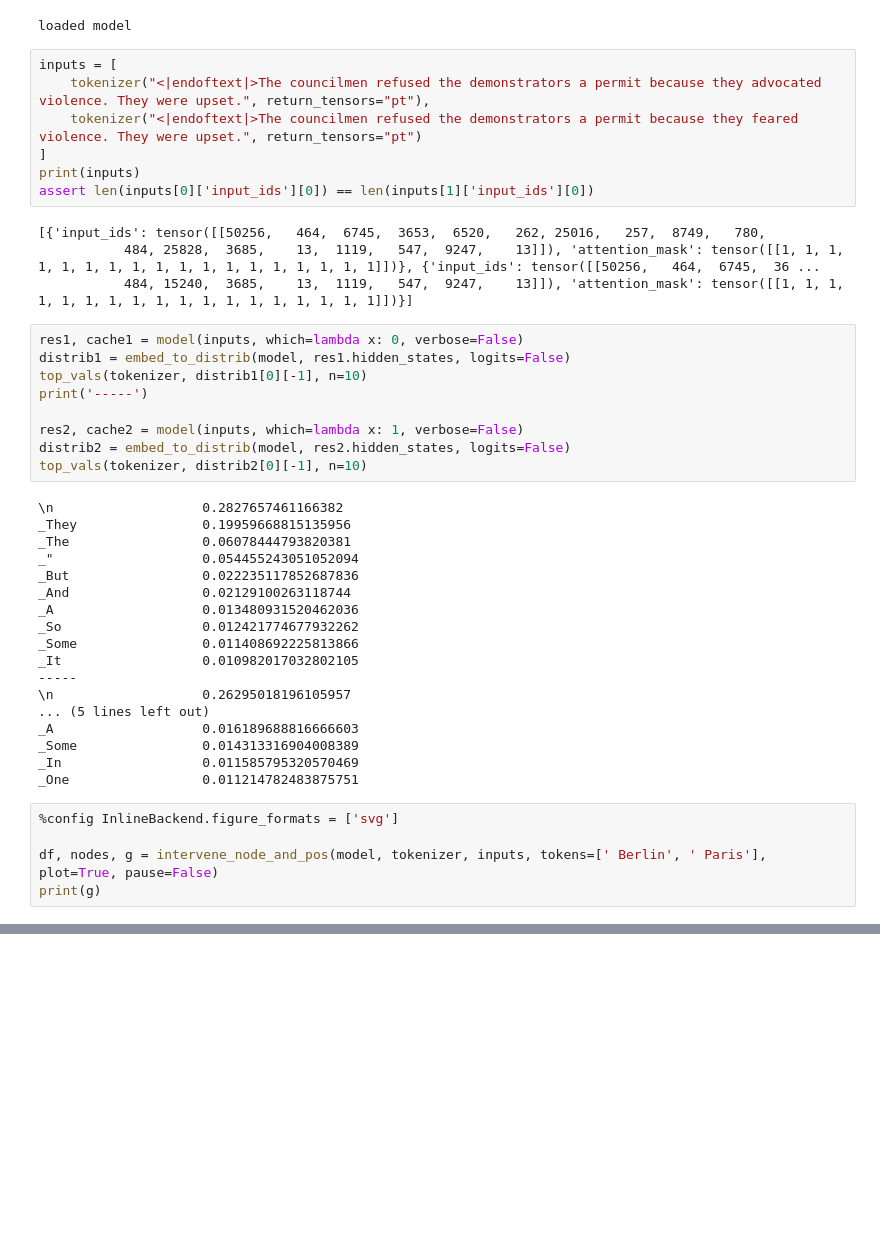
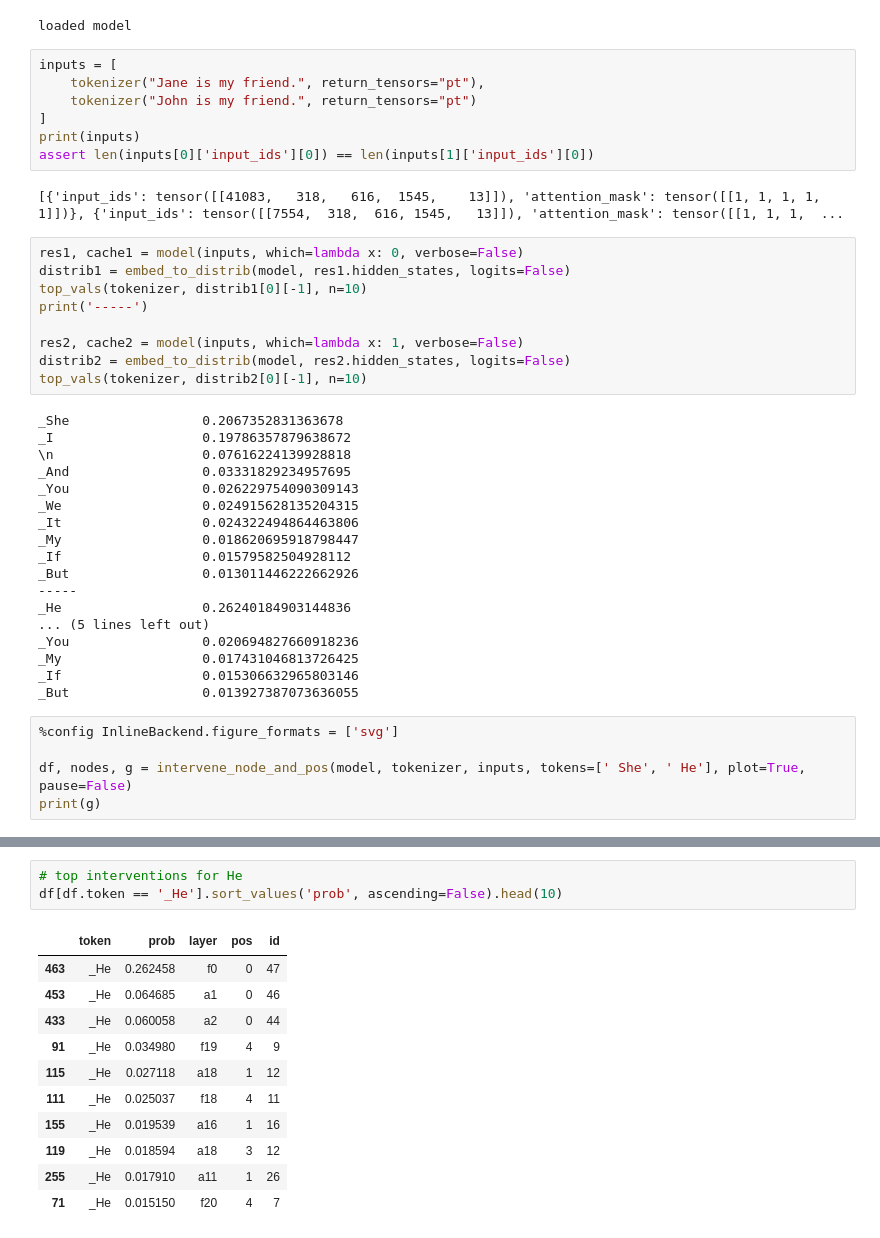
Before and after one commit to aryamanarora/nano-causal-interventions, a Jupyter notebook: Coref.ipynb, the cells around one changed output, grey strips where cells are left out. Drawn from its saved outputs; the diff is of its cells as text; blank space fills up the shorter version.

```diff
--- a/Coref.ipynb
+++ b/Coref.ipynb
@@ -9,15 +9,13 @@ model = GPT2(config, model, verbose=False)
 loaded model
 # %%
 inputs = [
-    tokenizer("<|endoftext|>The councilmen refused the demonstrators a permit because they advocated violence. They were upset.", return_tensors="pt"),
-    tokenizer("<|endoftext|>The councilmen refused the demonstrators a permit because they feared violence. They were upset.", return_tensors="pt")
+    tokenizer("Jane is my friend.", return_tensors="pt"),
+    tokenizer("John is my friend.", return_tensors="pt")
 ]
 print(inputs)
 assert len(inputs[0]['input_ids'][0]) == len(inputs[1]['input_ids'][0])
 # %% [output]
-[{'input_ids': tensor([[50256,   464,  6745,  3653,  6520,   262, 25016,   257,  8749,   780,
-           484, 25828,  3685,    13,  1119,   547,  9247,    13]]), 'attention_mask': tensor([[1, 1, 1, 1, 1, 1, 1, 1, 1, 1, 1, 1, 1, 1, 1, 1, 1, 1]])}, {'input_ids': tensor([[50256,   464,  6745,  36 ...
-           484, 15240,  3685,    13,  1119,   547,  9247,    13]]), 'attention_mask': tensor([[1, 1, 1, 1, 1, 1, 1, 1, 1, 1, 1, 1, 1, 1, 1, 1, 1, 1]])}]
+[{'input_ids': tensor([[41083,   318,   616,  1545,    13]]), 'attention_mask': tensor([[1, 1, 1, 1, 1]])}, {'input_ids': tensor([[7554,  318,  616, 1545,   13]]), 'attention_mask': tensor([[1, 1, 1,  ...
 # %%
 res1, cache1 = model(inputs, which=lambda x: 0, verbose=False)
 distrib1 = embed_to_distrib(model, res1.hidden_states, logits=False)
@@ -28,30 +26,45 @@ res2, cache2 = model(inputs, which=lambda x: 1, verbose=False)
 distrib2 = embed_to_distrib(model, res2.hidden_states, logits=False)
 top_vals(tokenizer, distrib2[0][-1], n=10)
 # %% [output]
-\n                   0.2827657461166382
-_They                0.19959668815135956
-_The                 0.06078444793820381
-_"                   0.054455243051052094
-_But                 0.022235117852687836
-_And                 0.02129100263118744
-_A                   0.013480931520462036
-_So                  0.012421774677932262
-_Some                0.011408692225813866
-_It                  0.010982017032802105
+_She                 0.2067352831363678
+_I                   0.19786357879638672
+\n                   0.07616224139928818
+_And                 0.03331829234957695
+_You                 0.026229754090309143
+_We                  0.024915628135204315
+_It                  0.024322494864463806
+_My                  0.018620695918798447
+_If                  0.01579582504928112
+_But                 0.013011446222662926
 -----
-\n                   0.26295018196105957
+_He                  0.26240184903144836
 ... (5 lines left out)
-_A                   0.016189688816666603
-_Some                0.014313316904008389
-_In                  0.011585795320570469
-_One                 0.011214782483875751
+_You                 0.020694827660918236
+_My                  0.017431046813726425
+_If                  0.015306632965803146
+_But                 0.013927387073636055
 # %%
 %config InlineBackend.figure_formats = ['svg']
 
-df, nodes, g = intervene_node_and_pos(model, tokenizer, inputs, tokens=[' Berlin', ' Paris'], plot=True, pause=False)
+df, nodes, g = intervene_node_and_pos(model, tokenizer, inputs, tokens=[' She', ' He'], plot=True, pause=False)
 print(g)
 # %% [output]
 [drawing not drawn]
+# %%
+# top interventions for He
+df[df.token == '_He'].sort_values('prob', ascending=False).head(10)
+# %% [output]
+|  | token | prob | layer | pos | id |
+| 463 | _He | 0.262458 | f0 | 0 | 47 |
+| 453 | _He | 0.064685 | a1 | 0 | 46 |
+| 433 | _He | 0.060058 | a2 | 0 | 44 |
+| 91 | _He | 0.034980 | f19 | 4 | 9 |
+| 115 | _He | 0.027118 | a18 | 1 | 12 |
+| 111 | _He | 0.025037 | f18 | 4 | 11 |
+| 155 | _He | 0.019539 | a16 | 1 | 16 |
+| 119 | _He | 0.018594 | a18 | 3 | 12 |
+| 255 | _He | 0.017910 | a11 | 1 | 26 |
+| 71 | _He | 0.015150 | f20 | 4 | 7 |
 # %%
 import torch
 import pandas as pd
```
Also changed, not shown: parts of 2 cells of this notebook, 3 other files.
